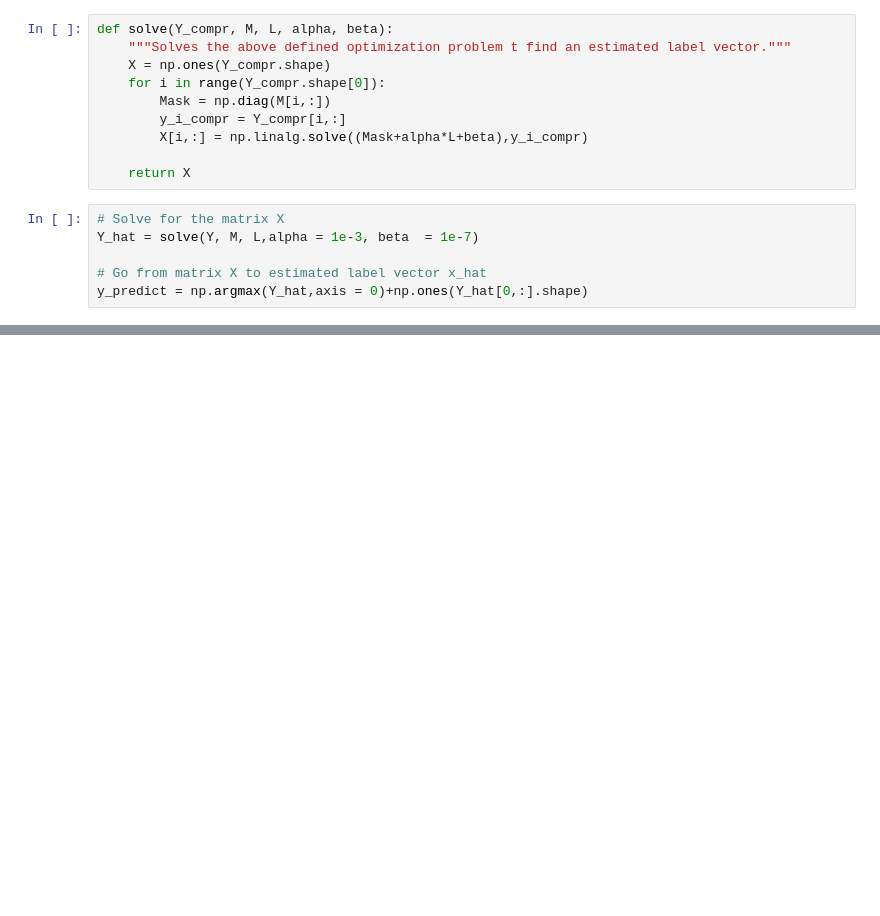
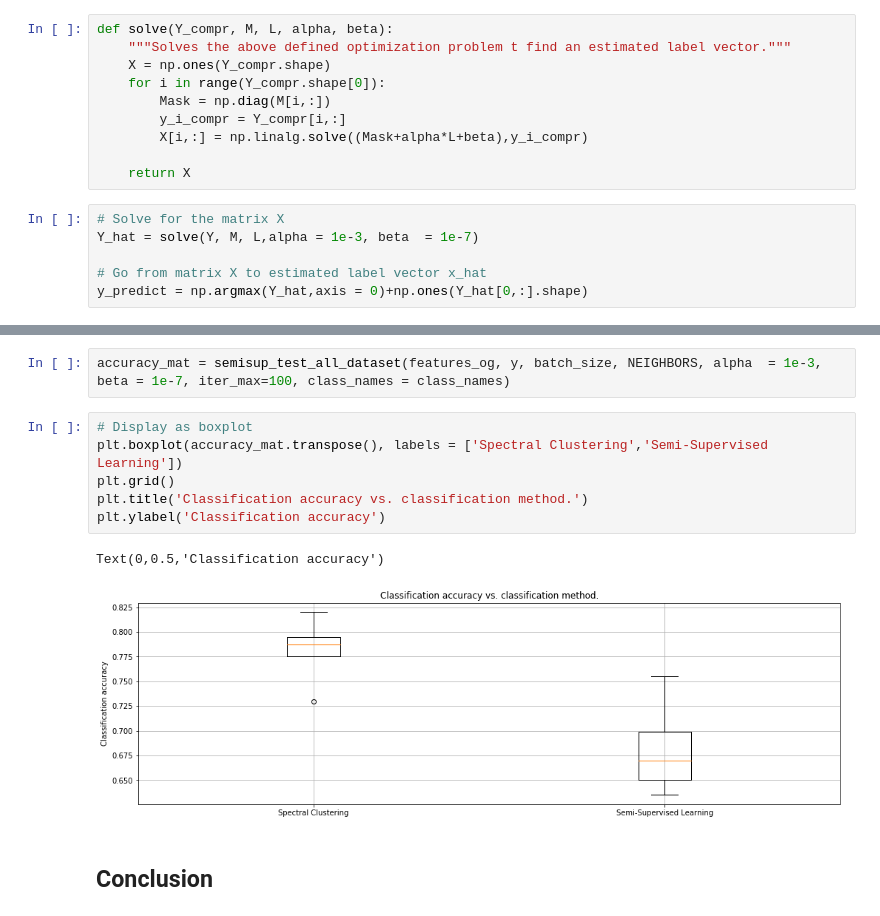
Before and after one commit to adrianlwn/NTDS-Speech-Recognition-Challenge, a Jupyter notebook: SpeechRecognition_main.ipynb, the cells around one changed output, grey strips where cells are left out. Saved outputs shown, nothing was run; the diff lists cells and outputs as text; blank space fills up the shorter version.

```diff
--- a/SpeechRecognition_main.ipynb
+++ b/SpeechRecognition_main.ipynb
@@ -690,0 +686,13 @@ Add a .py funtion with which we could theoretically call to recompute the accura
+# %%
+accuracy_mat = semisup_test_all_dataset(features_og, y, batch_size, NEIGHBORS, alpha  = 1e-3, beta = 1e-7, iter_max=100, class_names = class_names)
+# %%
+# Display as boxplot
+plt.boxplot(accuracy_mat.transpose(), labels = ['Spectral Clustering','Semi-Supervised Learning'])
+plt.grid()
+plt.title('Classification accuracy vs. classification method.')
+plt.ylabel('Classification accuracy')
+# %% [output]
+Text(0,0.5,'Classification accuracy')
+[figure, added]
+# %% [markdown]
+## Conclusion
```
Also changed, not shown: parts of 20 cells of this notebook, 1 other file.
